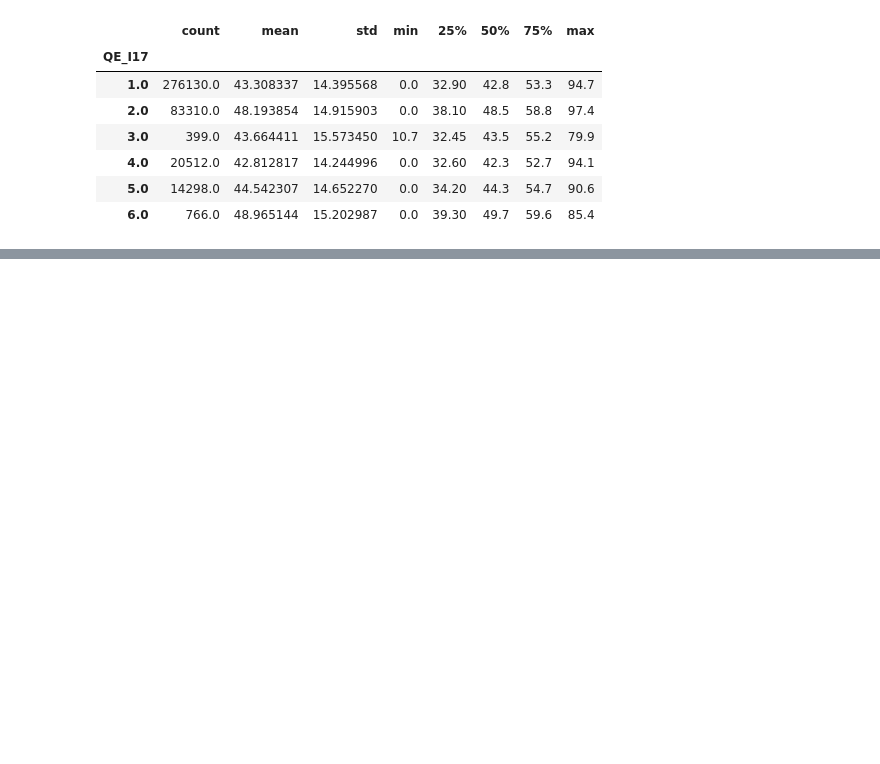
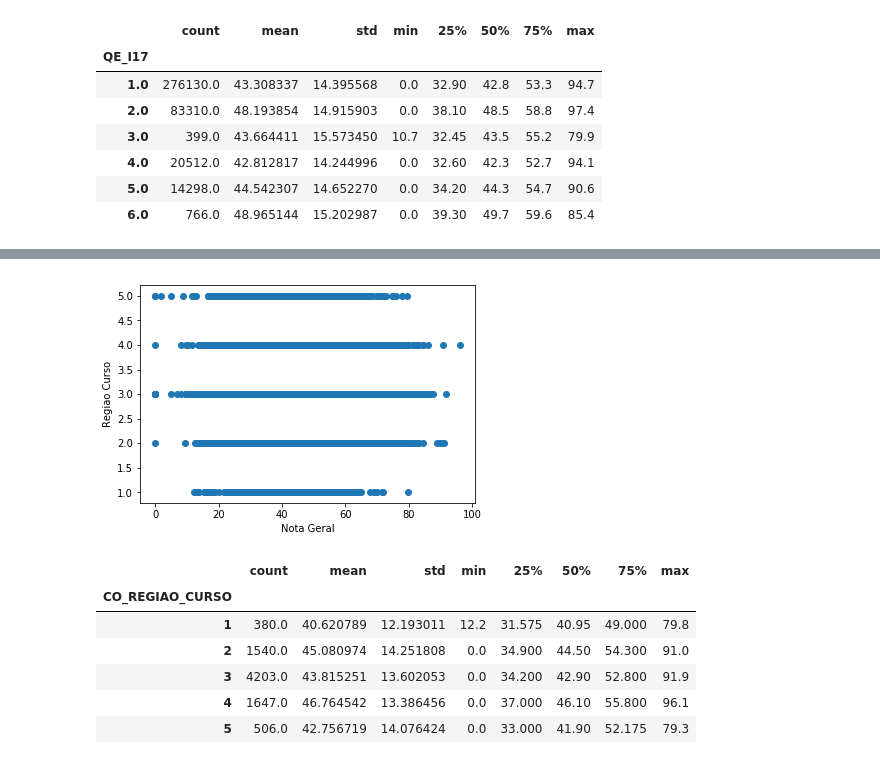
Before and after one commit to BrenoPeixotobr/topicosic, a Jupyter notebook: Trabalho/ENADE2014.ipynb, the cells around one changed output, grey strips where cells are left out. Drawn from its saved outputs; the diff is of its cells as text; code cells hidden in the pictures; blank space fills up the shorter version.

```diff
--- a/Trabalho/ENADE2014.ipynb
+++ b/Trabalho/ENADE2014.ipynb
@@ -55,7 +55,7 @@ F = Pós-graduação.
 
 '''
 
-tabela = pandas.DataFrame(enade2014, columns=['NT_GER', 'CO_CURSO', 'QE_I08', 'CO_IES', 'QE_I05', 'QE_I17', 'CO_REGIAO_CURSO'])
+tabela = pandas.DataFrame(enade2014, columns=['NT_GER', 'CO_GRUPO', 'QE_I08', 'CO_IES', 'QE_I05', 'QE_I17', 'CO_REGIAO_CURSO'])
 # %%
 ##limpeza dos dados
 
@@ -74,6 +74,7 @@ tabela=tabela.loc[(tabela['NT_GER'].notnull())]
 #print(tabela['NT_GER'])
 #converte de str para float
 tabela['NT_GER'] = pandas.to_numeric(tabela['NT_GER'])
+ccomp = tabela[tabela['CO_GRUPO']==4004]
 # %%
 #Calcula a média de um curso especifico
 #Código da área de enquadramento do curso no Enade == ciencia da computacao
@@ -194,3 +186,28 @@ qe05.boxplot(by='CO_REGIAO_CURSO')
 #plt.xlabel("Notas")
 #plt.ylabel("Quantidade de Alunos")
 #plt.legend()
+# %%
+"""
+1 Norte
+2 Nordeste
+3 Sudeste
+4 Sul
+5 Centro-Oeste
+"""
+
+ccomp=ccomp.loc[(ccomp['CO_REGIAO_CURSO'].notnull())]
+plt.scatter( ccomp.NT_GER, ccomp.CO_REGIAO_CURSO )
+plt.xlabel('Nota Geral')
+plt.ylabel('Regiao Curso')
+plt.show()
+#nota geral agrupada pela questão 05
+ccomp['NT_GER'].groupby(ccomp['CO_REGIAO_CURSO']).describe()
+# %% [output]
+[figure, added]
+|  | count | mean | std | min | 25% | 50% | 75% | max |
+| CO_REGIAO_CURSO |  |  |  |  |  |  |  |  |
+| 1 | 380.0 | 40.620789 | 12.193011 | 12.2 | 31.575 | 40.95 | 49.000 | 79.8 |
+| 2 | 1540.0 | 45.080974 | 14.251808 | 0.0 | 34.900 | 44.50 | 54.300 | 91.0 |
+| 3 | 4203.0 | 43.815251 | 13.602053 | 0.0 | 34.200 | 42.90 | 52.800 | 91.9 |
+| 4 | 1647.0 | 46.764542 | 13.386456 | 0.0 | 37.000 | 46.10 | 55.800 | 96.1 |
+| 5 | 506.0 | 42.756719 | 14.076424 | 0.0 | 33.000 | 41.90 | 52.175 | 79.3 |
```
Also changed, not shown: parts of 8 cells of this notebook.
